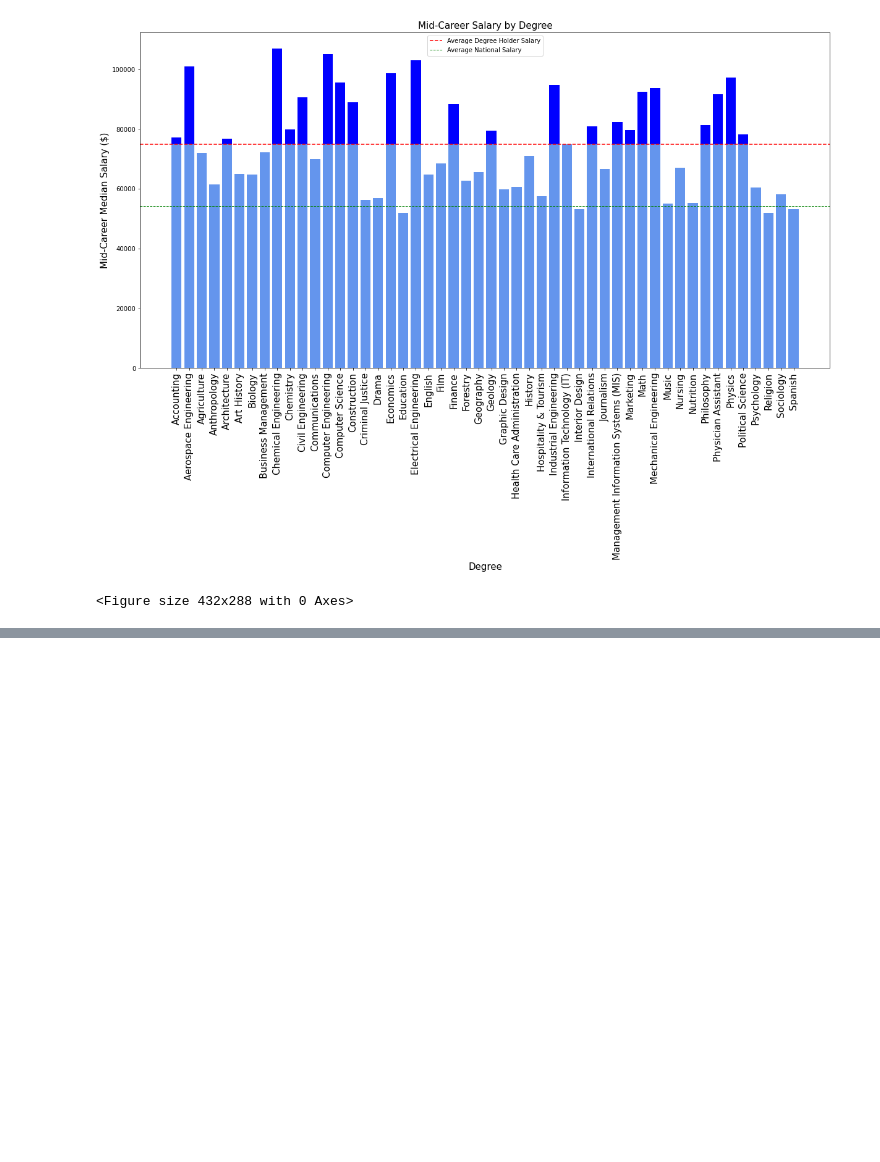
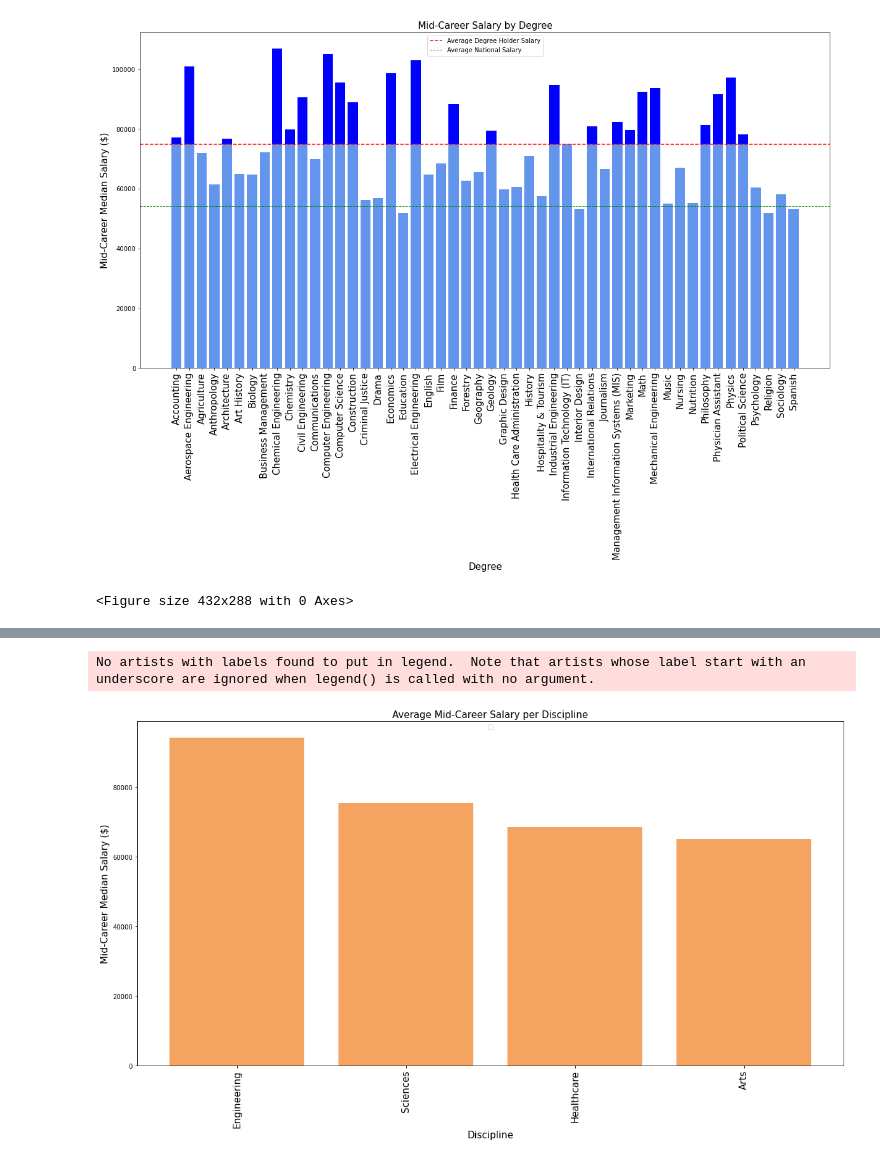
Before and after one commit to RRazvan90/group-3, a Jupyter notebook: degrees_prospects_patricia.ipynb, the cells around one changed output, grey strips where cells are left out. Drawn from its saved outputs; the diff is of its cells as text; code cells hidden in the pictures; blank space fills up the shorter version.

```diff
--- a/degrees_prospects_patricia.ipynb
+++ b/degrees_prospects_patricia.ipynb
@@ -188,0 +437,13 @@ plt.savefig(r'../group-3/Mid-Career Salary by Degree')
+# %%
+plt.figure(figsize=(20, 10))
+plt.bar(discipline_df_2['Discipline'],discipline_df_2['Mid-Career Median Salary'], color ='sandybrown')
+#ax.axhline(mean_salary, c='r', linestyle='dashed')
+plt.xlabel("Discipline", fontsize = 15)
+plt.ylabel("Mid-Career Median Salary ($)", fontsize = 15)
+plt.title('Average Mid-Career Salary per Discipline', fontsize = 15)
+leg = plt.legend(loc='upper center')
+plt.xticks(rotation=90, fontsize = 15)
+plt.show()
+# %% [output]
+No artists with labels found to put in legend.  Note that artists whose label start with an underscore are ignored when legend() is called with no argument.
+[figure, added]
```
Also changed, not shown: parts of 23 cells of this notebook, 2 other files.
